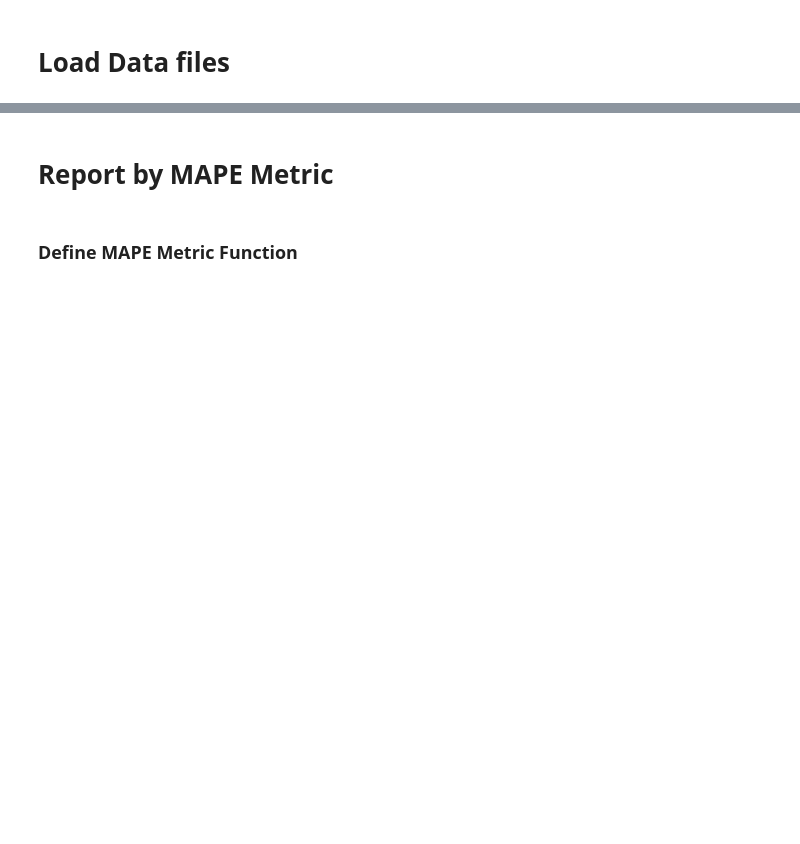
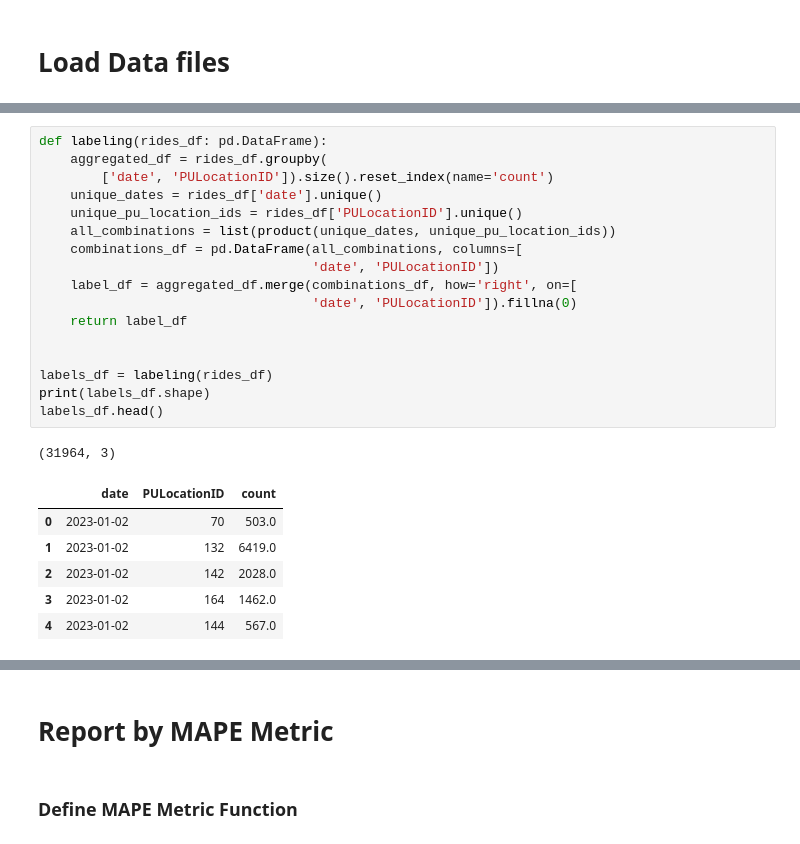
Before and after one commit to MohammadVatani/demand_prediction, a Jupyter notebook: Evaluation/Evaluation.ipynb, the cells around one changed output, grey strips where cells are left out. Cells and saved outputs as stored; diff of their text form; blank space fills up the shorter version.

```diff
--- a/Evaluation/Evaluation.ipynb
+++ b/Evaluation/Evaluation.ipynb
@@ -19,0 +38,25 @@ trips_df.shape
+# %%
+def labeling(rides_df: pd.DataFrame):
+    aggregated_df = rides_df.groupby(
+        ['date', 'PULocationID']).size().reset_index(name='count')
+    unique_dates = rides_df['date'].unique()
+    unique_pu_location_ids = rides_df['PULocationID'].unique()
+    all_combinations = list(product(unique_dates, unique_pu_location_ids))
+    combinations_df = pd.DataFrame(all_combinations, columns=[
+                                   'date', 'PULocationID'])
+    label_df = aggregated_df.merge(combinations_df, how='right', on=[
+                                   'date', 'PULocationID']).fillna(0)
+    return label_df
+
+
+labels_df = labeling(rides_df)
+print(labels_df.shape)
+labels_df.head()
+# %% [output]
+(31964, 3)
+|  | date | PULocationID | count |
+| 0 | 2023-01-02 | 70 | 503.0 |
+| 1 | 2023-01-02 | 132 | 6419.0 |
+| 2 | 2023-01-02 | 142 | 2028.0 |
+| 3 | 2023-01-02 | 164 | 1462.0 |
+| 4 | 2023-01-02 | 144 | 567.0 |
```
Also changed, not shown: parts of 20 cells of this notebook, 1 other file.
